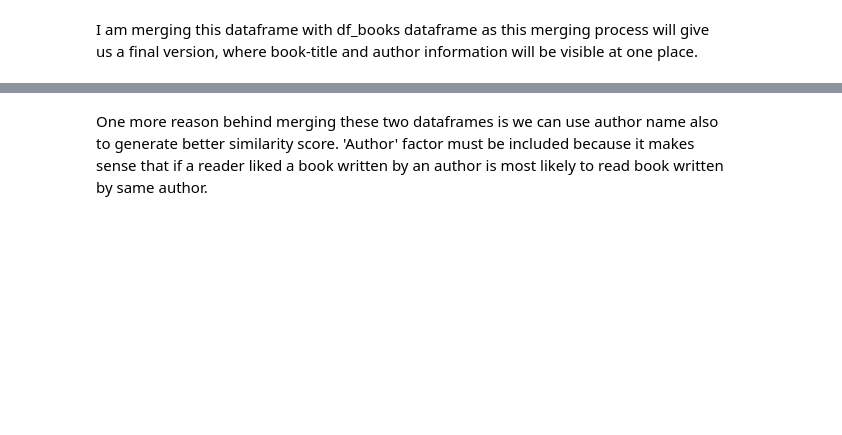
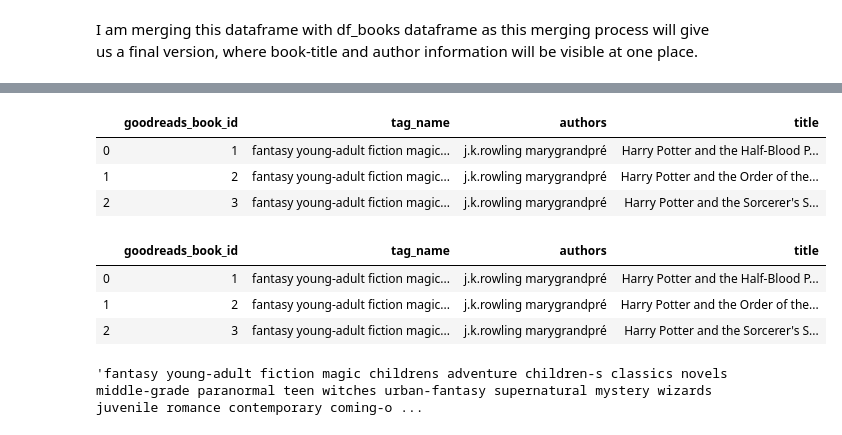
Before and after one commit to ProfAnshul/Book-Recommendation, a Jupyter notebook: Wrangling_Storytelling.ipynb, the cells around one changed output, grey strips where cells are left out. Saved outputs shown, nothing was run; the diff lists cells and outputs as text; code cells hidden in the pictures; blank space fills up the shorter version.

```diff
--- a/Wrangling_Storytelling.ipynb
+++ b/Wrangling_Storytelling.ipynb
@@ -1000,2 +1402,2 @@ I am merging this dataframe with df_books dataframe as this merging process will
 # %%
-combined_tags = pd.merge(combined_tags, df_books[['book_id', 'authors', 'title']], left_on = ['goodreads_book_id'], right_on = ['book_id']).drop('book_id', axis = 1)
+combined_tags = pd.merge(combined_tags, org_book[['book_id', 'authors', 'title']], left_on = ['goodreads_book_id'], right_on = ['book_id']).drop('book_id', axis = 1)
@@ -1006,6 +1430,9 @@ combined_tags.shape
-# %% [markdown]
-One more reason behind merging these two dataframes is we can use author name also to generate better similarity score. 'Author' factor must be included because it makes sense that if a reader liked a book written by an author is most likely to read book written by same author.
 # %%
 combined_tags['authors'] = combined_tags['authors'].astype('str').apply(lambda x: str.lower(x.replace(" ", "")))
 # %%
-combined_tags.head(7)
+combined_tags.head(3)
+# %% [output]
+|  | goodreads_book_id | tag_name | authors | title |
+| 0 | 1 | fantasy young-adult fiction magic... | j.k.rowling marygrandpré | Harry Potter and the Half-Blood P... |
+| 1 | 2 | fantasy young-adult fiction magic... | j.k.rowling marygrandpré | Harry Potter and the Order of the... |
+| 2 | 3 | fantasy young-adult fiction magic... | j.k.rowling marygrandpré | Harry Potter and the Sorcerer's S... |
@@ -1017,0 +1443,7 @@ combined_tags.head(5)
+# %%
+combined_tags.head(3)
+# %% [output]
+|  | goodreads_book_id | tag_name | authors | title |
+| 0 | 1 | fantasy young-adult fiction magic... | j.k.rowling marygrandpré | Harry Potter and the Half-Blood P... |
+| 1 | 2 | fantasy young-adult fiction magic... | j.k.rowling marygrandpré | Harry Potter and the Order of the... |
+| 2 | 3 | fantasy young-adult fiction magic... | j.k.rowling marygrandpré | Harry Potter and the Sorcerer's S... |
@@ -1017,0 +1452,4 @@ combined_tags.head(5)
+# %%
+combined_tags.complete_string[0]
+# %% [output]
+'fantasy young-adult fiction magic childrens adventure children-s classics novels middle-grade paranormal teen witches urban-fantasy supernatural mystery wizards juvenile romance contemporary coming-o ...
```
Also changed, not shown: parts of 78 cells of this notebook.
